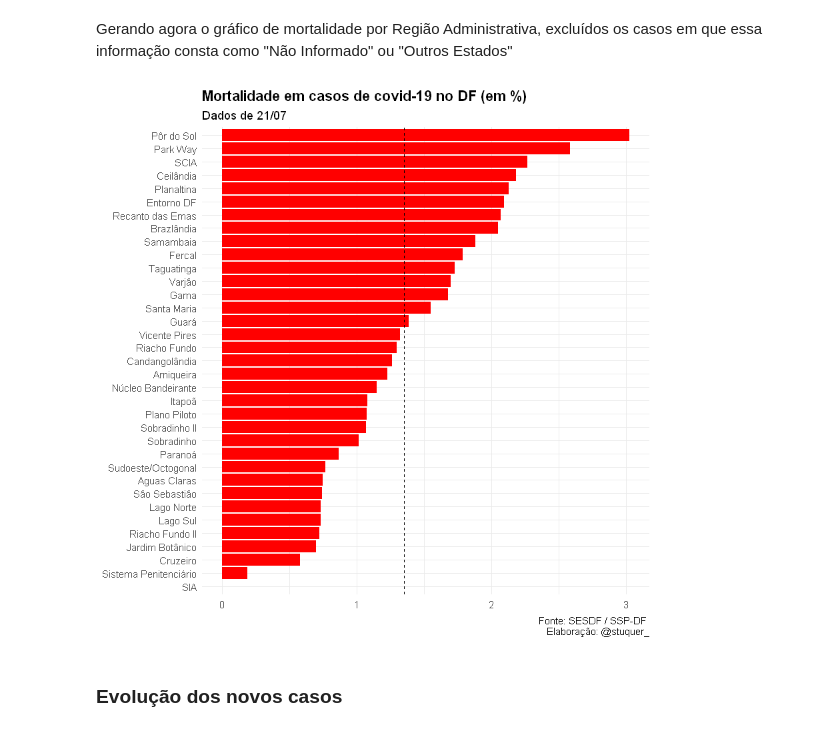
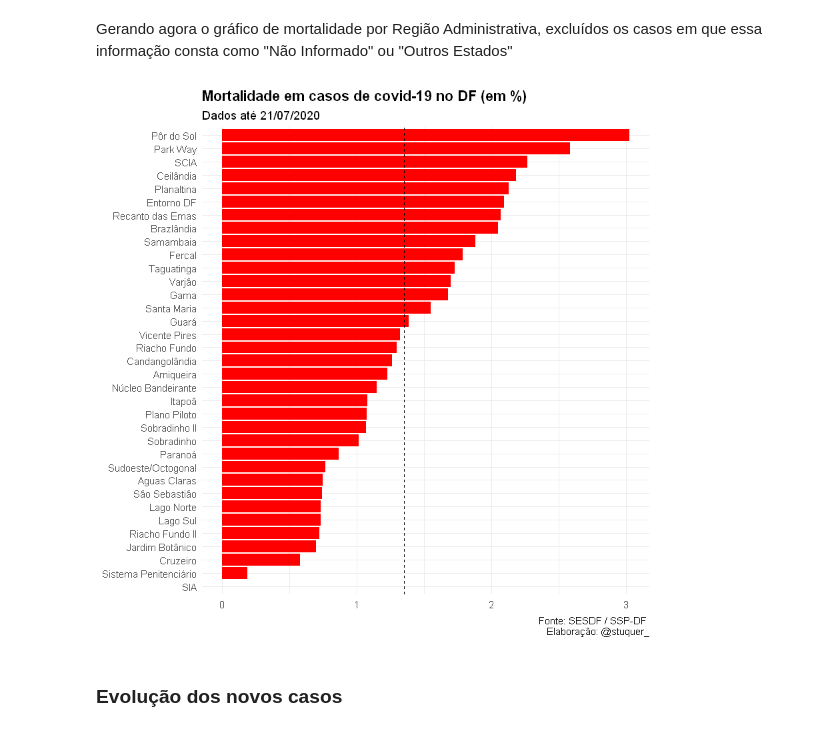
Before and after one commit to rstuckert3/covid_df, a Jupyter notebook: covid_notebook.ipynb, the cells around one changed output. Drawn from its saved outputs; the diff is of its cells as text; code cells hidden in the pictures.

```diff
--- a/covid_notebook.ipynb
+++ b/covid_notebook.ipynb
@@ -90,8 +88,7 @@ head(df) # Início
 Uma vez que tudo está como deveria, podemos prosseguir com o tratamento dos dados. Primeiro iremos remover a coluna com a data da última atualização daquele dataset, e depois corrigir o formato da data de cadastro dos casos.
 # %%
 # Pega a data do dataset
-last_update <- df$Data[1] %>%
- stringr::str_sub(end = 5) # Cinco PRIMEIROS caracteres
+last_update <- df$Data[1]
 
 # Remove a coluna com a data da última atualização daqueles dados e corrige o formato das demais datas.
 df <- df %>%
@@ -327,18 +324,18 @@ Gerando agora o gráfico de mortalidade por Região Administrativa, excluídos o
 # %%
 df_RA %>%
  filter(RA != "Não Informado", RA != "Outros Estados") %>%
  ggplot(aes(x = reorder(RA, mortalidade), y = mortalidade * 100)) +
  geom_bar(stat = "identity", fill = "red") +
  geom_hline(yintercept=(100* sum(df$Obito == "Sim") / nrow(df)), linetype="dashed", color = "black") + # Linha da média
  coord_flip() +  # Deixa o gráfico na horizontal
  theme_minimal() + # Fundo branco
  theme(plot.title = element_text(face = "bold")) + # Título em negrito
  labs(x = NULL, y = NULL,
       title = "Mortalidade em casos de covid-19 no DF (em %)",
-      subtitle = stringr::str_c("Dados de ", last_update),
+      subtitle = stringr::str_c("Dados até ", last_update),
       caption = "Fonte: SESDF / SSP-DF \n Elaboração: @stuquer_") # Rodapé
 # %% [output]
-[figure, old version]
+[figure, new version]
 # %% [markdown]
 ### Evolução dos novos casos
 # %% [markdown]
```
Also changed, not shown: parts of 5 cells of this notebook, 1 other file.
